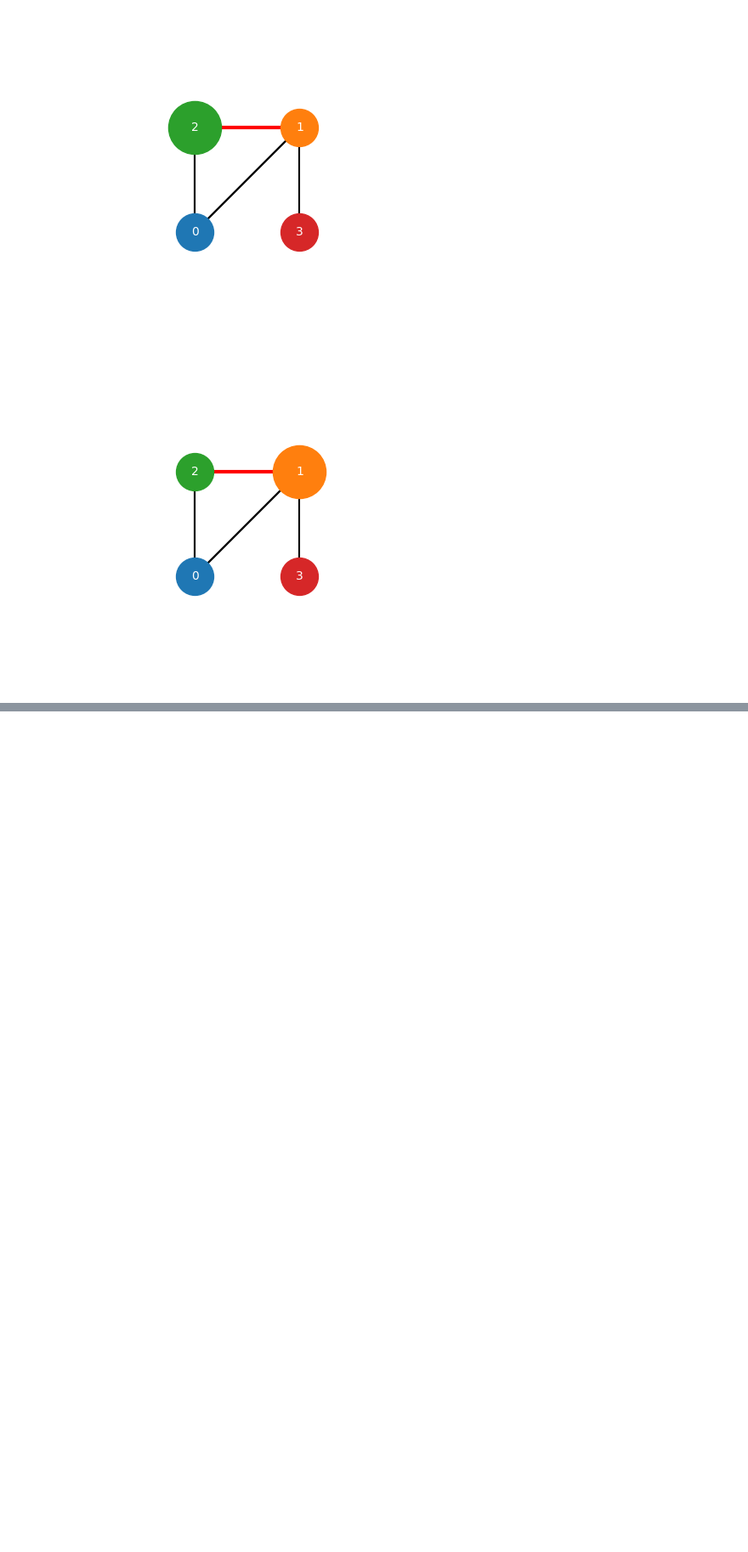
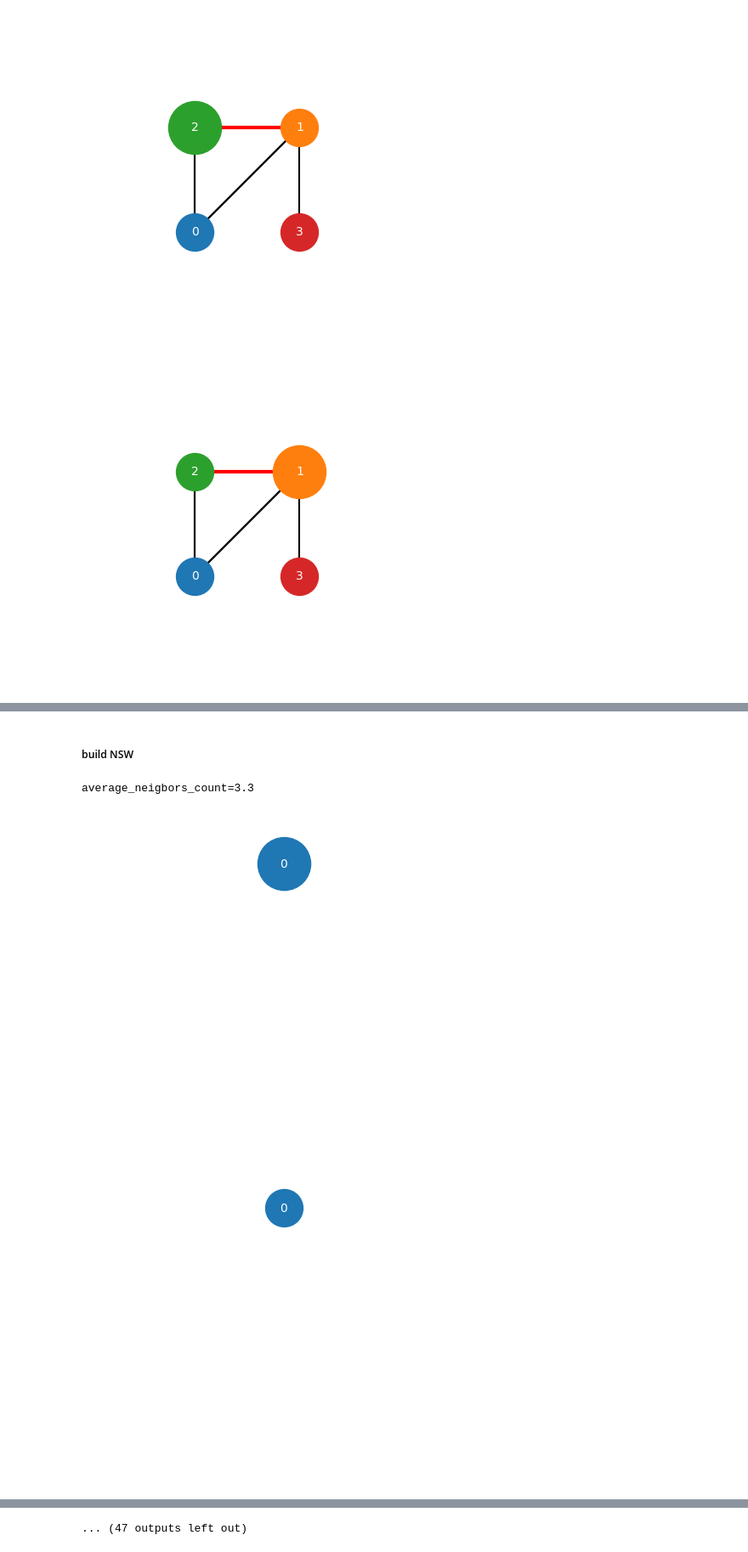
Before and after one commit to peluche/RAG-and-tatters, a Jupyter notebook: RAG-and-tatters.ipynb, the cells around one changed output, grey strips where cells are left out. Shown at 85% size. Saved outputs shown, nothing was run; the diff lists cells and outputs as text; code cells hidden in the pictures; blank space fills up the shorter version.

```diff
--- a/RAG-and-tatters.ipynb
+++ b/RAG-and-tatters.ipynb
@@ -488,8 +515,10 @@ plot_nsw(graph, hl_nodes=[0, 4, 8, 7])
+# %% [markdown]
+##### build NSW
 # %%
 def euclidean_dist(node, target):
     return (node.embedding[0] - target[0])**2 + (node.embedding[1] - target[1])**2
 
-def build_nsw_graph(db, k_near=1, k_random=1, kw={}):
+def plot_build_nsw_graph(db, k_near=1, k_random=1, kw={}):
     '''
     build a graph by piggybacking on the KNN search and random nodes for far away connections.
     the way it is implemented early nodes will have more neighbors (this is not ideal but it'll do for a toy example).
@@ -498,31 +527,35 @@ def build_nsw_graph(db, k_near=1, k_random=1, kw={}):
     # create node and add approximate nearest neighbors
     for idx, embedding in enumerate(db):
         node = Node(idx, embedding)
         graph.append(node)
         plot_nsw(graph, hl_nodes=[node.idx], **kw)
         plot_nsw(graph, **kw)
         if not idx: continue
         start_node = graph[random.randint(0, idx - 1)]
         nearests = greedy_k_nearest_neighbors(graph, start_node, embedding, k=k_near, compute_dist=euclidean_dist)
         for near in nearests:
             node.neighbors.add(near.idx)
             near.neighbors.add(idx)
             plot_nsw(graph, hl_edges=[(node.idx, near.idx)], **kw)
             plot_nsw(graph, **kw)
     # add random connections
     for idx in range(len(db)):
         for _ in range(k_random):
             neighbor = random.randint(0, len(db) - 1)
             graph[idx].neighbors.add(neighbor)
             graph[neighbor].neighbors.add(idx)
             plot_nsw(graph, hl_edges=[(idx, neighbor)], **kw)
             plot_nsw(graph, **kw)
     return graph
 
 # shuffle the order of points
 pts = list(points)
 random.shuffle(pts)
 
-graph = build_nsw_graph(pts, kw={'xlim':(-5, 5), 'ylim':(-5, 5)})
+graph = plot_build_nsw_graph(pts, kw={'xlim':(-4, 4), 'ylim':(-4, 4)})
 average_neigbors_count = sum([len(node.neighbors) for node in graph]) / len(graph)
 print(f'{average_neigbors_count=}')
+# %% [output]
+average_neigbors_count=3.3
+[figure, added]
+[figure, added]
@@ -528,0 +571 @@ print(f'{average_neigbors_count=}')
+... (47 outputs left out)
```
Also changed, not shown: parts of 8 cells of this notebook.
